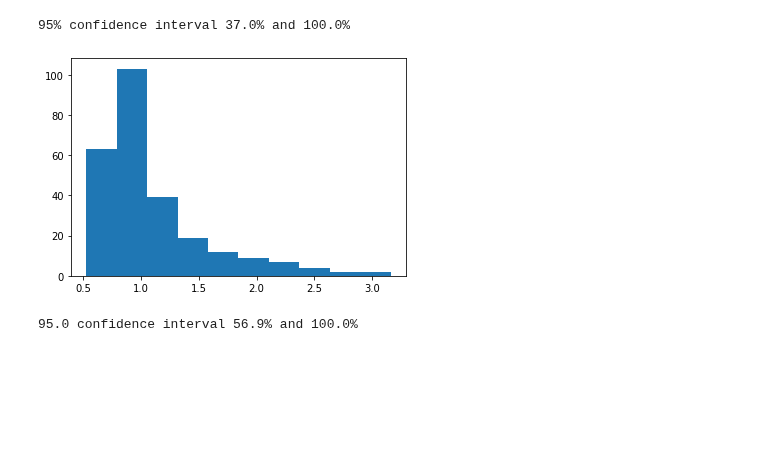
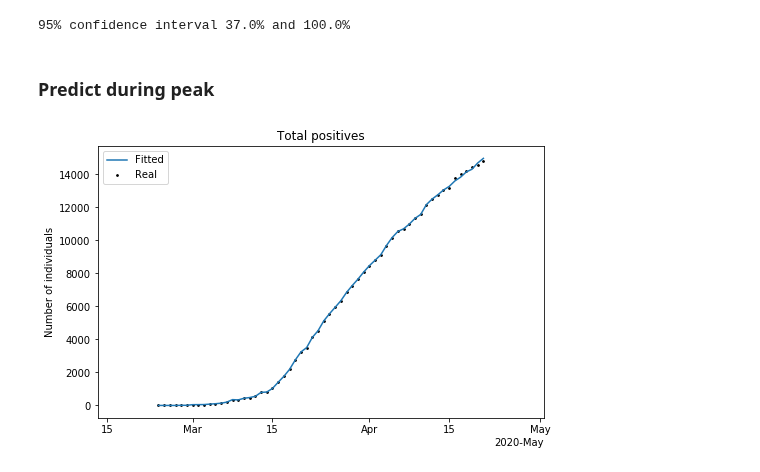
Before and after one commit to nicoloverardo/master-degree-thesis, a Jupyter notebook: notebooks/02-sird.ipynb, the cells around one changed output. Cells and saved outputs as stored; diff of their text form; code cells hidden in the pictures; blank space fills up the shorter version.

Commit message:
Added peak discr. sird prediction

```diff
--- a/notebooks/02-sird.ipynb
+++ b/notebooks/02-sird.ipynb
@@ -1425,14 +1397,17 @@ results_df = results_df.loc[(results_df["province"] == prov)]
-# %%
-plt.hist(results_df.mae_tot_pos)
-plt.show()
-# %% [output]
-[figure, removed]
-# %%
-alpha = 0.95
-p = ((1.0-alpha)/2.0) * 100
-lower = max(0.0, np.percentile(results_df.mae_tot_pos, p))
-p = (alpha+((1.0-alpha)/2.0)) * 100
-upper = min(1.0, np.percentile(results_df.mae_tot_pos, p))
-print('%.1f confidence interval %.1f%% and %.1f%%' % (alpha*100, lower*100, upper*100))
-# %% [output]
-95.0 confidence interval 56.9% and 100.0%
+# %% [markdown]
+### Predict during peak
+# %%
+model = DeterministicSird(
+    data_df=dpc_regioni_df,
+    pop_prov_df=pop_prov_df,
+    prov_list_df=prov_list_df,
+    area="Piemonte",
+    group_column='denominazione_regione',
+    data_column='data',
+    data_filter="20200415",
+    lag=14,
+    days_to_predict=7)
+
+res = model.fit()
+
+realdf = model.real_df
@@ -1438,0 +1417,14 @@ print('%.1f confidence interval %.1f%% and %.1f%%' % (alpha*100, lower*100, uppe
+# %%
+fig, ax = plt.subplots(figsize=(8,5))
+locator = mdates.AutoDateLocator(minticks=3)
+formatter = mdates.ConciseDateFormatter(locator)
+ax.xaxis.set_major_locator(locator)
+ax.xaxis.set_major_formatter(formatter)
+ax.scatter(realdf.data, realdf['totale_positivi'].values, label='Real', s=3, color="black")
+ax.plot(res.data, res['totale_positivi'].values, label='Fitted')
+plt.legend()
+plt.ylabel("Number of individuals")
+plt.title("Total positives")
+plt.show()
+# %% [output]
+[figure, added]
```
Also changed, not shown: parts of 6 cells of this notebook, 1 other file.
